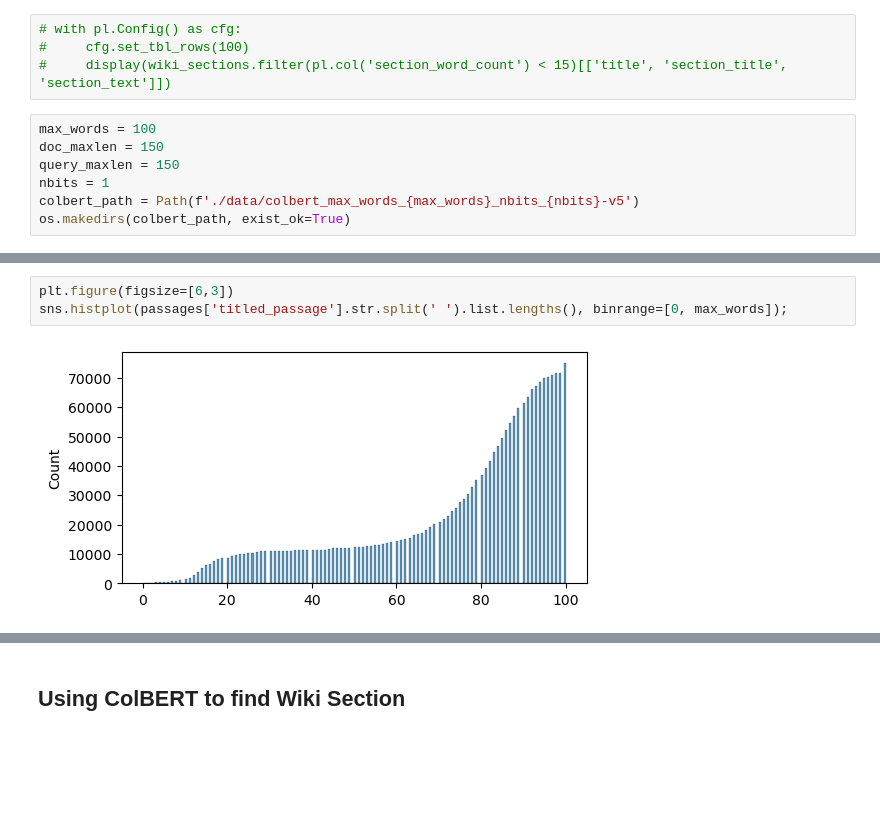
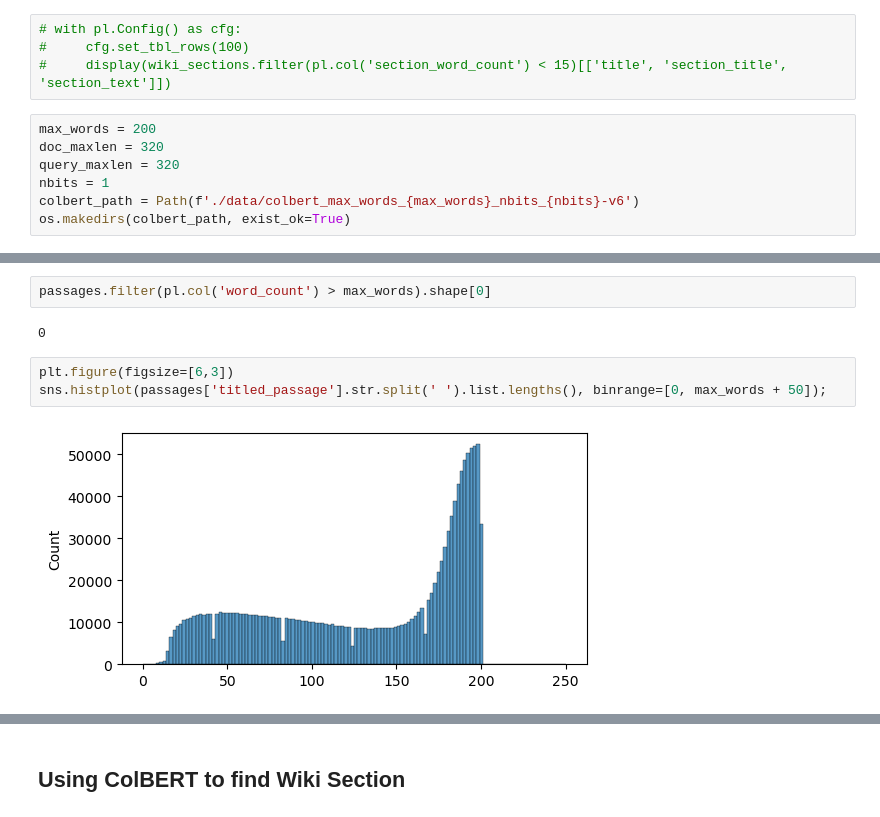
Before and after one commit to dan-tee/kaggle-science-exam, a Jupyter notebook: Wiki Indexing with ColBERT.ipynb, the cells around one changed output, grey strips where cells are left out. Drawn from its saved outputs; the diff is of its cells as text; blank space fills up the shorter version.

```diff
--- a/Wiki Indexing with ColBERT.ipynb
+++ b/Wiki Indexing with ColBERT.ipynb
@@ -86,10 +93,10 @@ shape: (0, 16)
 #     cfg.set_tbl_rows(100)
 #     display(wiki_sections.filter(pl.col('section_word_count') < 15)[['title', 'section_title', 'section_text']])
 # %%
-max_words = 100
-doc_maxlen = 150
-query_maxlen = 150
+max_words = 200
+doc_maxlen = 320
+query_maxlen = 320
 nbits = 1
-colbert_path = Path(f'./data/colbert_max_words_{max_words}_nbits_{nbits}-v5')
+colbert_path = Path(f'./data/colbert_max_words_{max_words}_nbits_{nbits}-v6')
 os.makedirs(colbert_path, exist_ok=True)
 # %%
@@ -172,5 +191,9 @@ passages.shape, passages.columns # 2,500,036 of max_words 100
+# %%
+passages.filter(pl.col('word_count') > max_words).shape[0]
+# %% [output]
+0
 # %%
 plt.figure(figsize=[6,3])
-sns.histplot(passages['titled_passage'].str.split(' ').list.lengths(), binrange=[0, max_words]);
+sns.histplot(passages['titled_passage'].str.split(' ').list.lengths(), binrange=[0, max_words + 50]);
 # %% [output]
-[figure, old version]
+[figure, new version]
```
Also changed, not shown: parts of 13 cells of this notebook, 6 other files.
